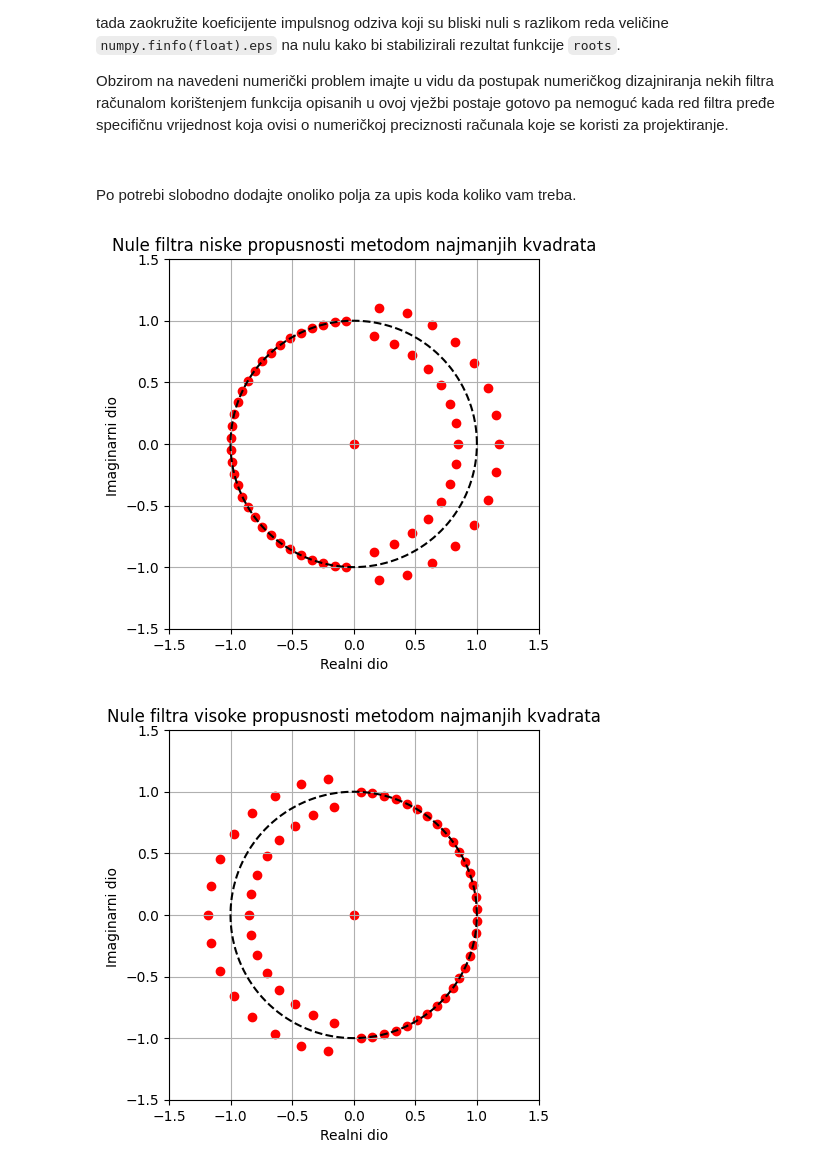
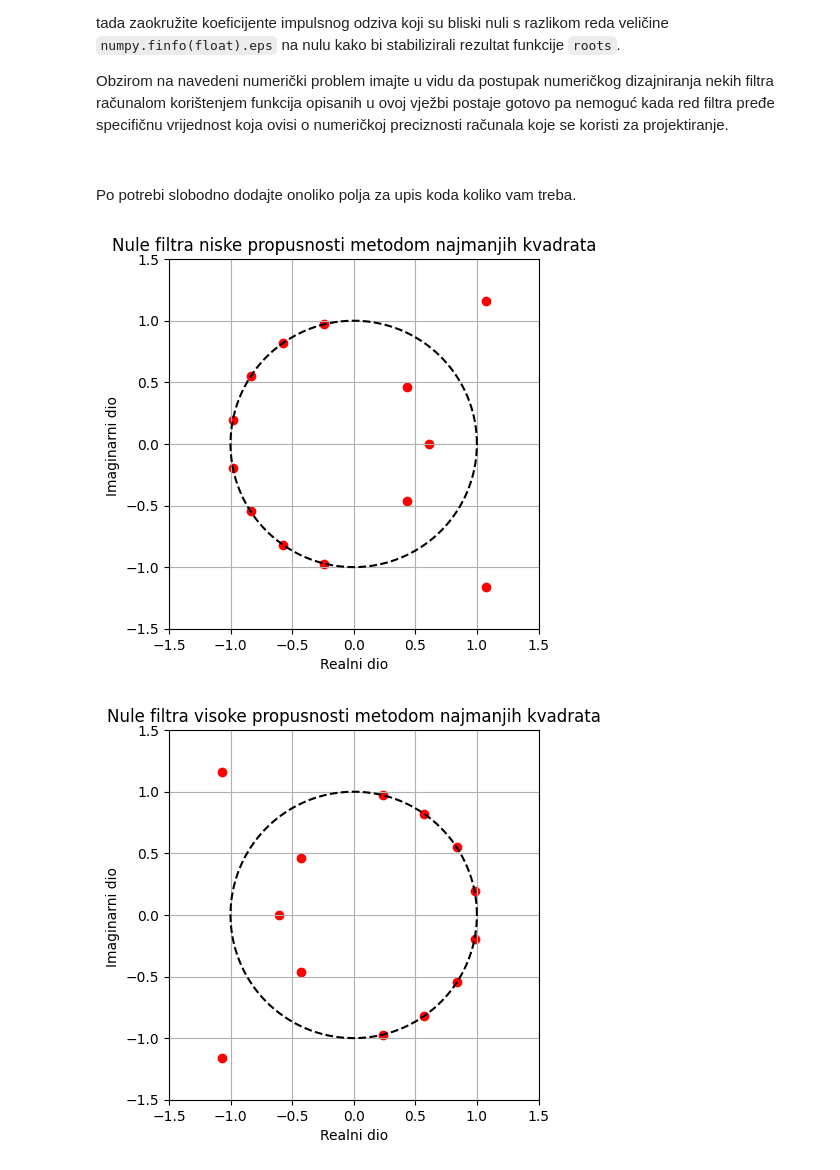
Before and after one commit to MarkoHaralovic/signal_processing, a Jupyter notebook: lab3/0036538058_MARKO_HARALOVIC_Vjezba_3.ipynb, the cells around one changed output. Cells and saved outputs as stored; diff of their text form; code cells hidden in the pictures.

```diff
--- a/lab3/0036538058_MARKO_HARALOVIC_Vjezba_3.ipynb
+++ b/lab3/0036538058_MARKO_HARALOVIC_Vjezba_3.ipynb
@@ -471,7 +471,7 @@ Po potrebi slobodno dodajte onoliko polja za upis koda koliko vam treba.
 import numpy as np
 import matplotlib.pyplot as plt
 # %%
-N = 65
+N = 15
 omega_c = np.pi / 2
 # %%
 lp_filter = firls(N, [0, omega_c, omega_c, np.pi], [1, 1, 0, 0], fs=2*np.pi)
@@ -747,8 +742,8 @@ hp_filter_pm = remez(65, [0, 0.22, 0.27, 1], [0, 1], fs=2)
 # %%
-plot_zeros(lp_filter_ls, 'Nule filtra niske propusnosti metodom najmanjih kvadrata')
-plot_zeros(hp_filter_ls, 'Nule filtra visoke propusnosti metodom najmanjih kvadrata')
-plot_zeros(lp_filter_pm, 'Nule filtra niske propusnosti metodom minimaksa')
-plot_zeros(hp_filter_pm, 'Nule filtra visoke propusnosti metodom minimaksa')
+plot_zeros(lp_filter, 'Nule filtra niske propusnosti metodom najmanjih kvadrata')
+plot_zeros(hp_filter, 'Nule filtra visoke propusnosti metodom najmanjih kvadrata')
+plot_zeros(lp_filter_remez, 'Nule filtra niske propusnosti metodom minimaksa')
+plot_zeros(hp_filter_remez, 'Nule filtra visoke propusnosti metodom minimaksa')
 # %% [output]
-[figure, old version]
+[figure, new version]
-[figure, old version]
+[figure, new version]
```
Also changed, not shown: parts of 8 cells of this notebook, 2 other files.
